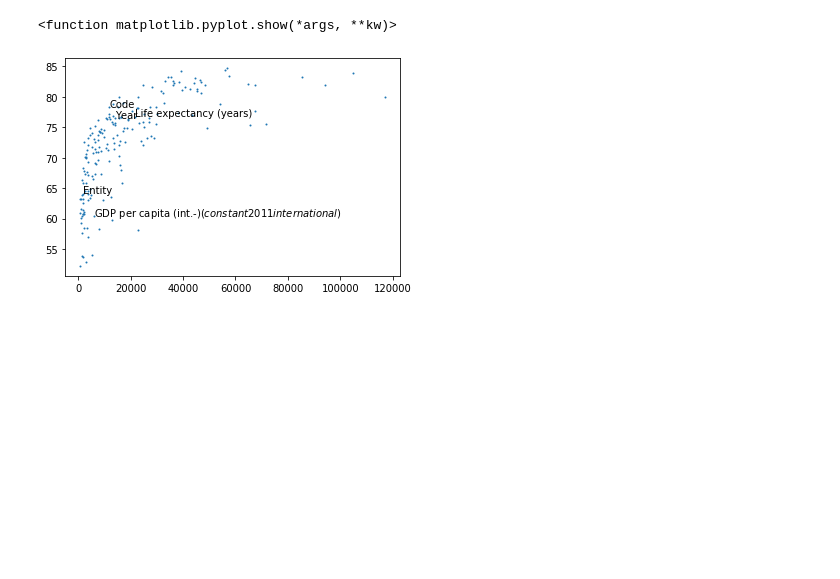
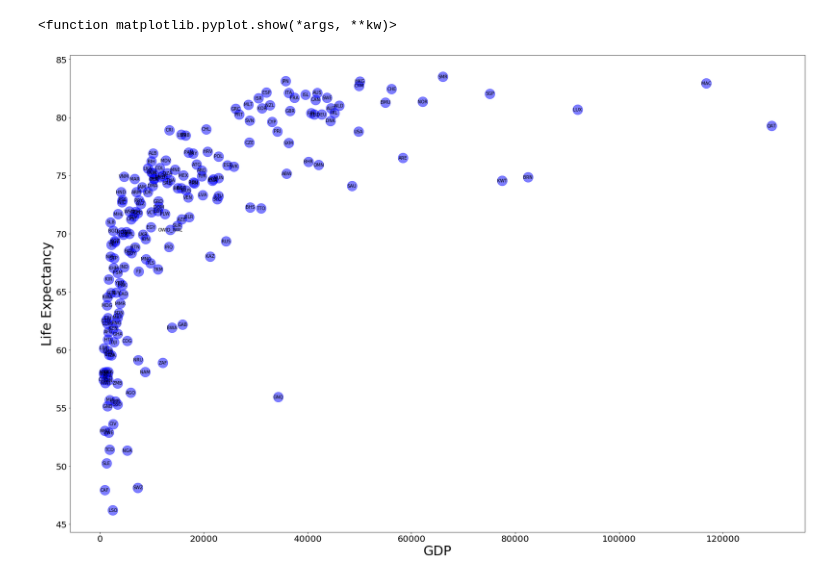
Before and after one commit to carlostling/Data-Science-Projects, a Jupyter notebook: assignment1/le_gdp.ipynb, the cells around one changed output. Saved outputs shown, nothing was run; the diff lists cells and outputs as text; code cells hidden in the pictures; blank space fills up the shorter version.

```diff
--- a/assignment1/le_gdp.ipynb
+++ b/assignment1/le_gdp.ipynb
@@ -19,13 +44,19 @@ le_gdp = pd.merge(left=gdp, right=le, left_on=["Year", "Code", "Entity"], right_
 # %%
+#Make the plot
 x = le_gdp["GDP per capita (int.-$) (constant 2011 international $)"]
 y = le_gdp["Life expectancy (years)"]
 
-plt.scatter(x, y, s=1)
+plt.figure(figsize=(30,20))
+plt.scatter(x, y, s=500, color="b", alpha=0.5)
+plt.xlabel("GDP",fontsize=30)
+plt.ylabel("Life Expectancy", fontsize=30)
+plt.tick_params(axis="both",which="major",labelsize=20)
 
-for i, code in enumerate(le_gdp):
-    plt.annotate(code, (x[i], y[i]))
+#Puts the country code on the points, this for loop takes some time to run
+for i, code in enumerate(le_gdp["Code"]):
+    plt.annotate(code, (x[i], y[i]), fontsize=10, ha="center", va="center")
 
 plt.show
 # %% [output]
 <function matplotlib.pyplot.show(*args, **kw)>
-[figure, old version]
+[figure, new version]
```
Also changed, not shown: parts of 5 cells of this notebook.
